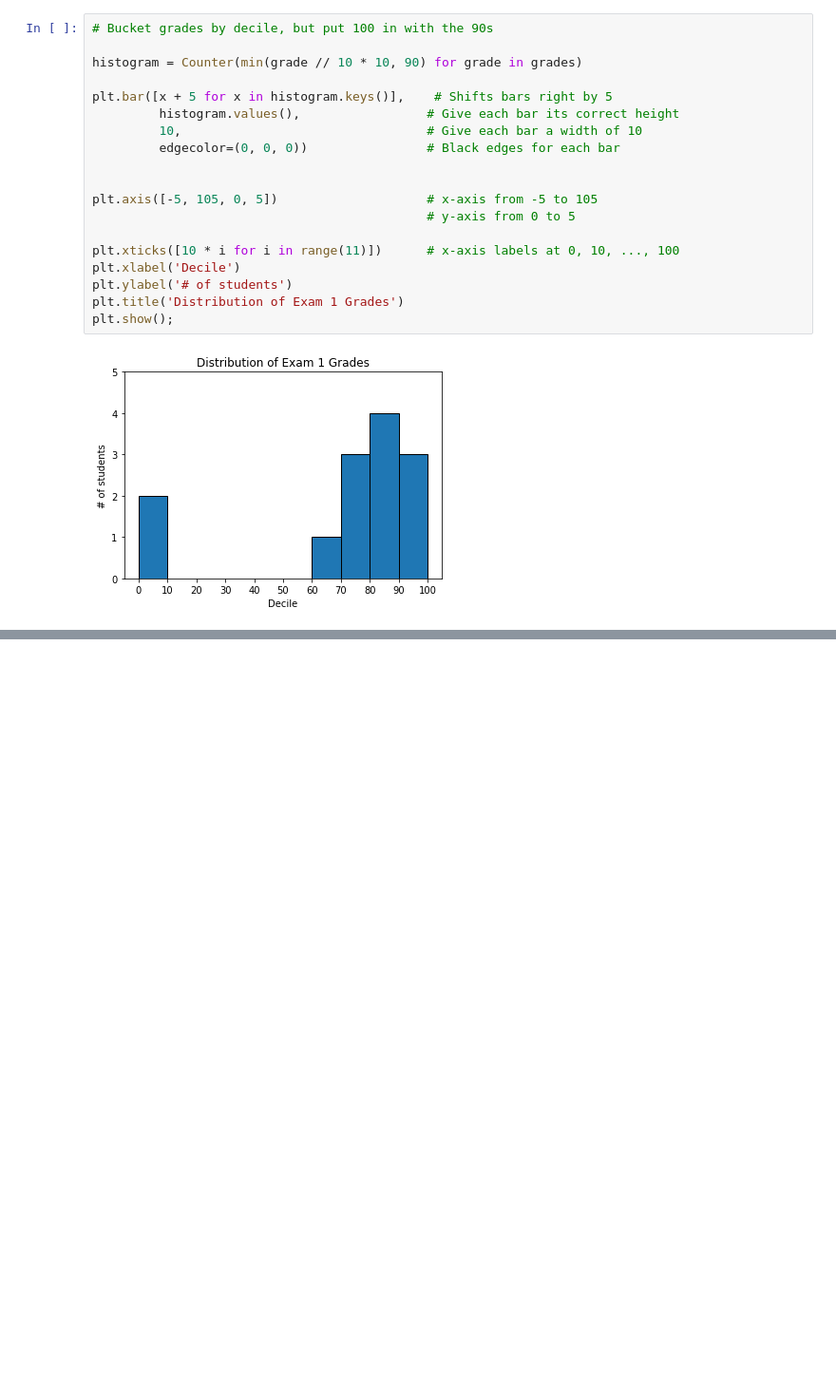
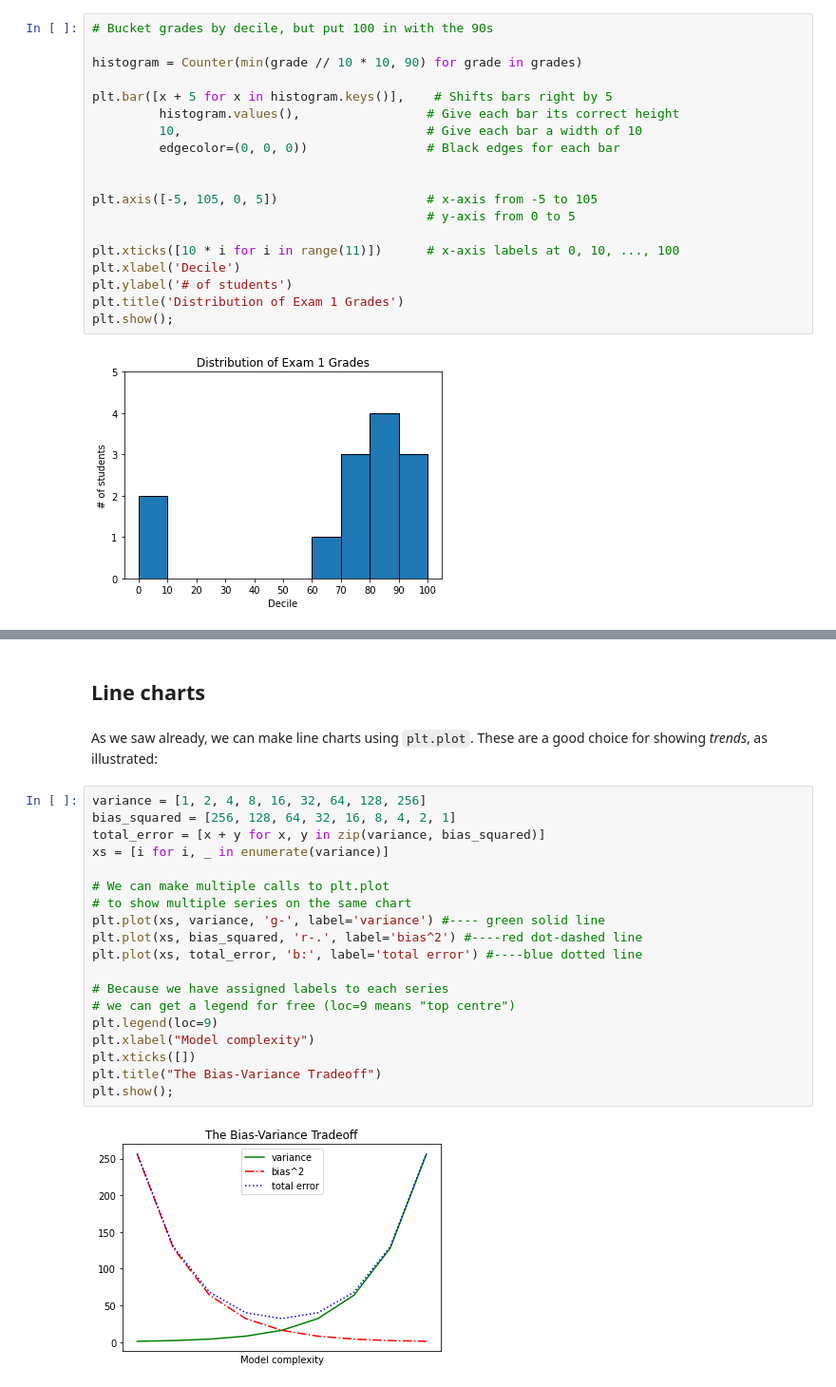
Before and after one commit to Tower5954/Data-Science-from-Scratch, a Jupyter notebook: Chapter 3 - Visualising Data.ipynb, the cells around one changed output, grey strips where cells are left out. Shown at 95% size. Cells and saved outputs as stored; diff of their text form; blank space fills up the shorter version.

```diff
--- a/Chapter 3 - Visualising Data.ipynb
+++ b/Chapter 3 - Visualising Data.ipynb
@@ -80,0 +126,25 @@ plt.show();
+# %% [markdown]
+## Line charts
+# %% [markdown]
+As we saw already, we can make line charts using `plt.plot`. These are a good choice for showing *trends*, as illustrated:
+# %%
+variance = [1, 2, 4, 8, 16, 32, 64, 128, 256]
+bias_squared = [256, 128, 64, 32, 16, 8, 4, 2, 1]
+total_error = [x + y for x, y in zip(variance, bias_squared)]
+xs = [i for i, _ in enumerate(variance)]
+
+# We can make multiple calls to plt.plot
+# to show multiple series on the same chart
+plt.plot(xs, variance, 'g-', label='variance') #---- green solid line
+plt.plot(xs, bias_squared, 'r-.', label='bias^2') #----red dot-dashed line
+plt.plot(xs, total_error, 'b:', label='total error') #----blue dotted line
+
+# Because we have assigned labels to each series
+# we can get a legend for free (loc=9 means "top centre")
+plt.legend(loc=9)
+plt.xlabel("Model complexity")
+plt.xticks([])
+plt.title("The Bias-Variance Tradeoff")
+plt.show();
+# %% [output]
+[figure, added]
```
Also changed, not shown: parts of 10 cells of this notebook.
